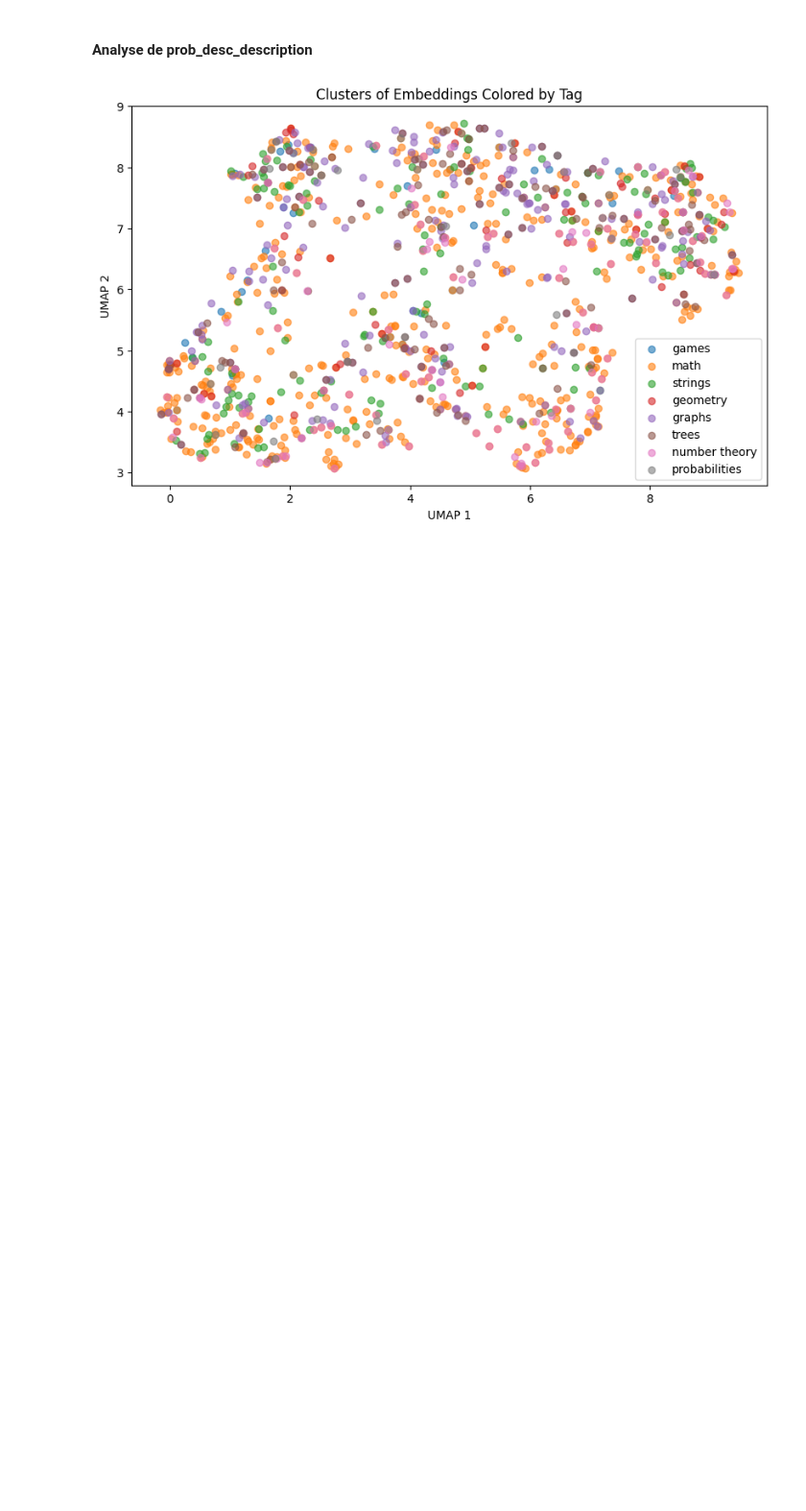
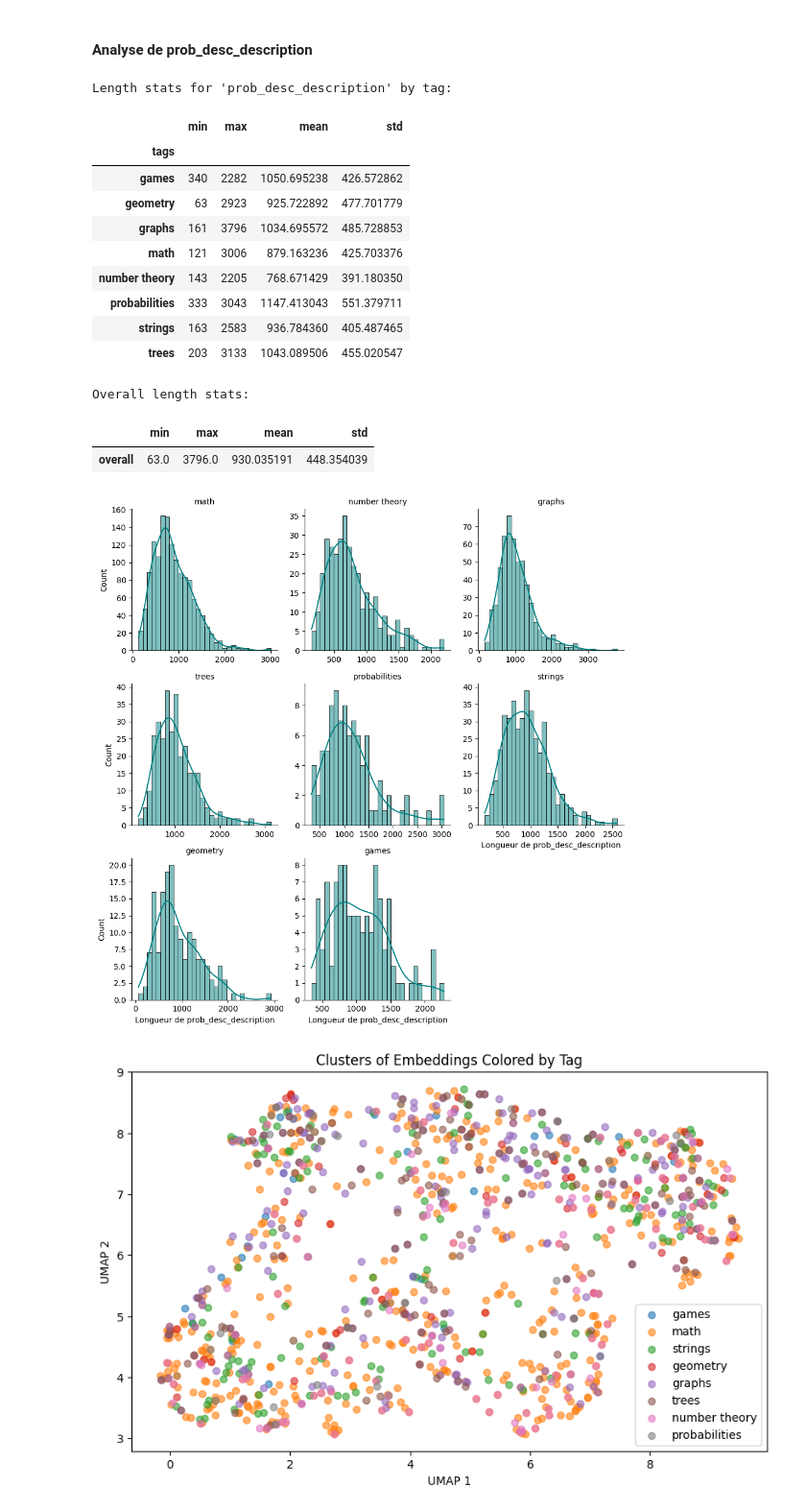
Before and after one commit to AfekAmiri/code_multilabel_classification, a Jupyter notebook: notebooks/analysis.ipynb, the cells around one changed output. Shown at 96% size. Saved outputs shown, nothing was run; the diff lists cells and outputs as text; code cells hidden in the pictures; blank space fills up the shorter version.

```diff
--- a/notebooks/analysis.ipynb
+++ b/notebooks/analysis.ipynb
@@ -151,7 +162,21 @@ len, embedding et frequent words
 # %% [markdown]
 ### Elimination des colonnes inutiles
 # %%
-df.drop(columns=['hidden_unit_tests', 'src_uid','code_uid','prob_desc_created_at','prob_desc_output_to','prob_desc_input_from','exec_outcome','file_name','lang','lang_cluster'], inplace=True) # des colonnes inutiles
+df.drop(
+    columns=[
+        "hidden_unit_tests",
+        "src_uid",
+        "code_uid",
+        "prob_desc_created_at",
+        "prob_desc_output_to",
+        "prob_desc_input_from",
+        "exec_outcome",
+        "file_name",
+        "lang",
+        "lang_cluster",
+    ],
+    inplace=True,
+)  # des colonnes inutiles
 # %%
 df.head()
 # %% [output]
@@ -169,7 +194,18 @@ df.shape
 ### Elimination des tags difficiles
 # %%
 # Filtrer les tags pour ne garder que ceux d'intérêt
-tags_to_keep = ['math', 'graphs', 'strings', 'number theory', 'trees', 'geometry', 'games', 'probabilities']
+tags_to_keep = [
+    "math",
+    "graphs",
+    "strings",
+    "number theory",
+    "trees",
+    "geometry",
+    "games",
+    "probabilities",
+]
+
+
 def filter_tags(x):
 
     if isinstance(x, list):
@@ -560,2 +659,20 @@ results_desc = sample_df_desc.apply(lambda x: extract_codebert_embeddings(x, tok
+# %%
+plot_text_length_hist_by_tag(df, column)
+# %% [output]
+Length stats for 'prob_desc_description' by tag:
+|  | min | max | mean | std |
+| tags |  |  |  |  |
+| games | 340 | 2282 | 1050.695238 | 426.572862 |
+| geometry | 63 | 2923 | 925.722892 | 477.701779 |
+| graphs | 161 | 3796 | 1034.695572 | 485.728853 |
+| math | 121 | 3006 | 879.163236 | 425.703376 |
+| number theory | 143 | 2205 | 768.671429 | 391.180350 |
+| probabilities | 333 | 3043 | 1147.413043 | 551.379711 |
+| strings | 163 | 2583 | 936.784360 | 405.487465 |
+| trees | 203 | 3133 | 1043.089506 | 455.020547 |
+Overall length stats:
+|  | min | max | mean | std |
+| overall | 63.0 | 3796.0 | 930.035191 | 448.354039 |
+[figure, added]
 # %%
 # 1. Extraire les embeddings moyens pour chaque exemple
```
Also changed, not shown: parts of 39 cells of this notebook, 30 other files.
